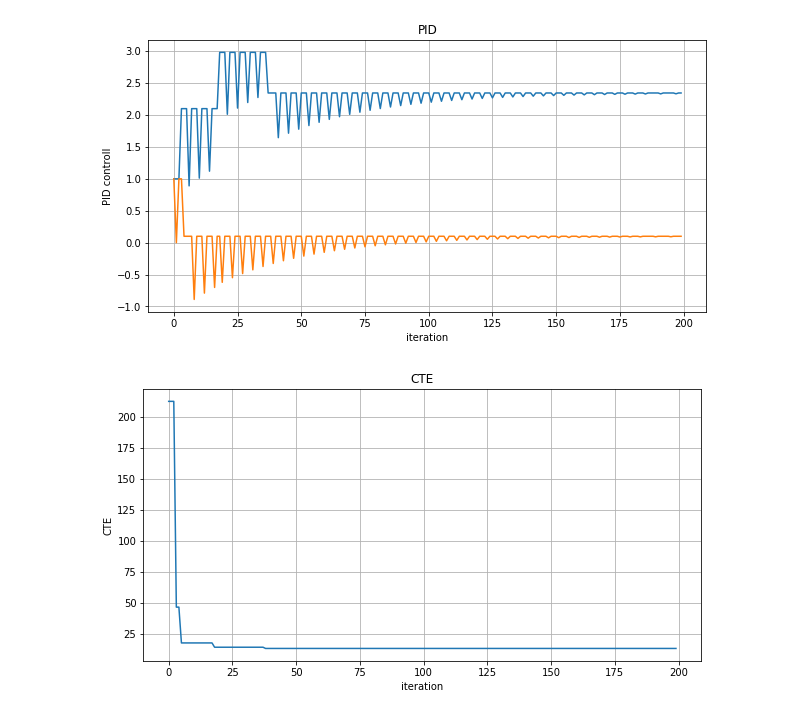
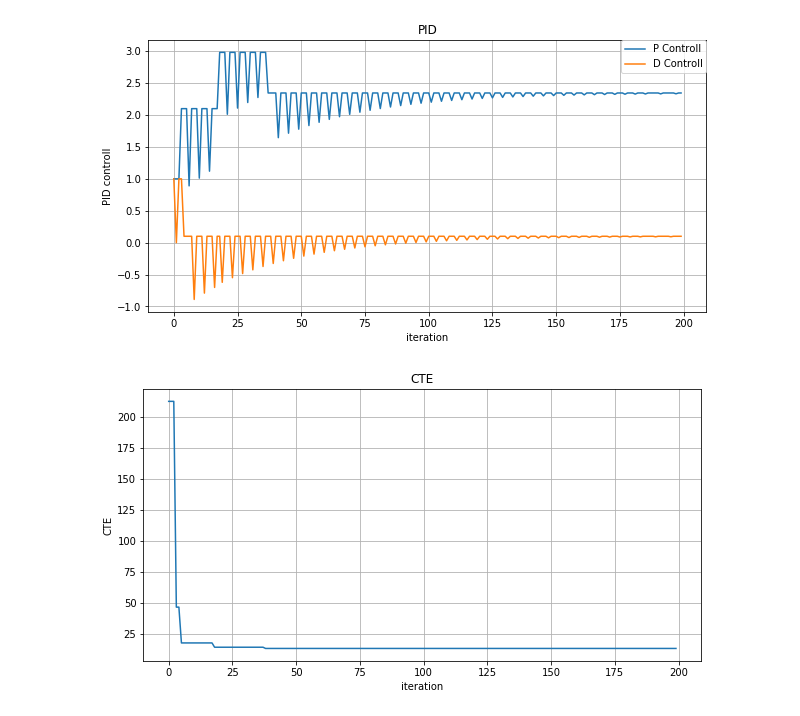
Before and after one commit to matheuslrsouza/CarND-PID-Control-Project, a Jupyter notebook: plots/plots.ipynb, the cells around one changed output. Drawn from its saved outputs; the diff is of its cells as text; code cells hidden in the pictures.

Commit message:
add legend at PID graph

```diff
--- a/plots/plots.ipynb
+++ b/plots/plots.ipynb
@@ -2,34 +2,37 @@
 import numpy as np
 import matplotlib.pyplot as plt
 import csv
 
 file = ('/Users/matheus.souza/desenvolvimento/projetos/sdcnd/term2/CarND-PID-Control-Project/data/twiddle_body.txt')
 
 plt.figure(figsize=(10,5))
 
 with open(file) as lines:
     p = [];
     d = [];
     err = [];
     for line in lines:
         p.append(line.split()[0])
         d.append(line.split()[2])
         err.append(line.split()[8])
 
     x = np.arange(len(p))
 
     plt.plot(x, p, label="P Controll")
     plt.plot(x, d, label="D Controll")
 
+    # Place a legend to the right of this smaller subplot.
+    plt.legend(loc='best', borderaxespad=0.)
+
     plt.xlabel('iteration')
     plt.ylabel('PID controll')
     plt.title('PID')
     plt.grid(True)
     plt.savefig("pid_controll.png")
 
     plt.show()
 # %% [output]
-[figure, old version]
+[figure, new version]
 # %%
 plt.figure(figsize=(10,5))
 
```
Also changed, not shown: 1 other file.
